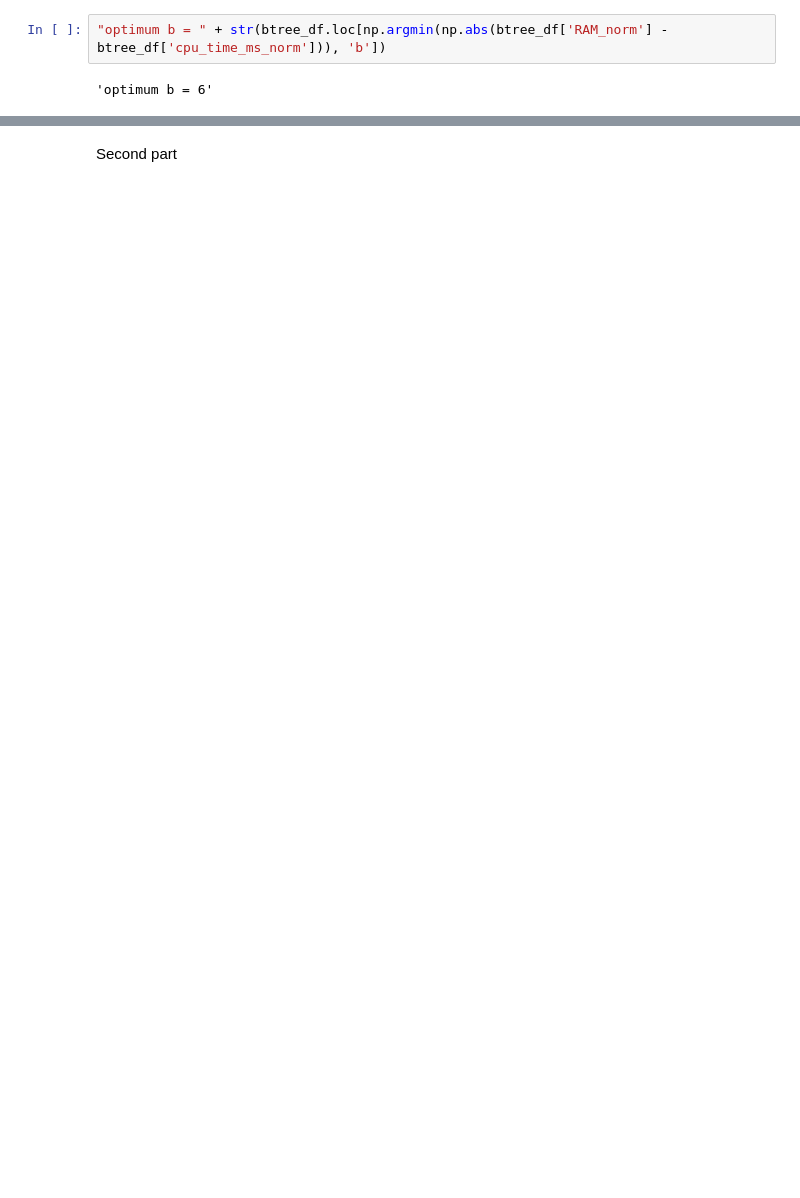
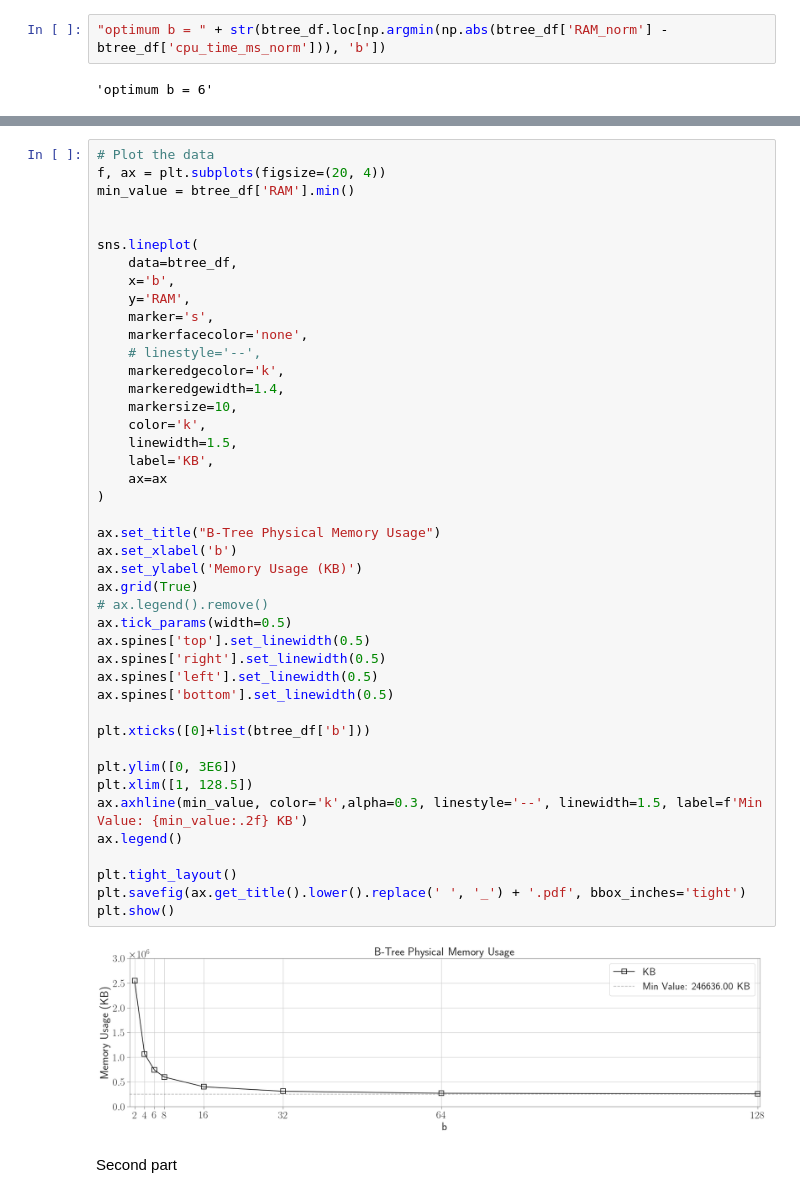
Before and after one commit to APAL-T2-2025/ASN1, a Jupyter notebook: notebook/b_tree.ipynb, the cells around one changed output, grey strips where cells are left out. Drawn from its saved outputs; the diff is of its cells as text; blank space fills up the shorter version.

```diff
--- a/notebook/b_tree.ipynb
+++ b/notebook/b_tree.ipynb
@@ -126,3 +166,48 @@ plt.show()
+# %%
+# Plot the data
+f, ax = plt.subplots(figsize=(20, 4))
+min_value = btree_df['RAM'].min()
+
+
+sns.lineplot(
+    data=btree_df,
+    x='b',
+    y='RAM',
+    marker='s',
+    markerfacecolor='none',
+    # linestyle='--',
+    markeredgecolor='k',
+    markeredgewidth=1.4,
+    markersize=10,
+    color='k',
+    linewidth=1.5,
+    label='KB',
+    ax=ax
+)
+
+ax.set_title("B-Tree Physical Memory Usage")
+ax.set_xlabel('b')
+ax.set_ylabel('Memory Usage (KB)')
+ax.grid(True)
+# ax.legend().remove()
+ax.tick_params(width=0.5)
+ax.spines['top'].set_linewidth(0.5)
+ax.spines['right'].set_linewidth(0.5)
+ax.spines['left'].set_linewidth(0.5)
+ax.spines['bottom'].set_linewidth(0.5)
+
+plt.xticks([0]+list(btree_df['b']))
+
+plt.ylim([0, 3E6])
+plt.xlim([1, 128.5])
+ax.axhline(min_value, color='k',alpha=0.3, linestyle='--', linewidth=1.5, label=f'Min Value: {min_value:.2f} KB')
+ax.legend()
+
+plt.tight_layout()
+plt.savefig(ax.get_title().lower().replace(' ', '_') + '.pdf', bbox_inches='tight')
+plt.show()
+# %% [output]
+[figure, added]
 # %% [markdown]
 Second part
 # %%
```
Also changed, not shown: parts of 8 cells of this notebook, 28 other files.
